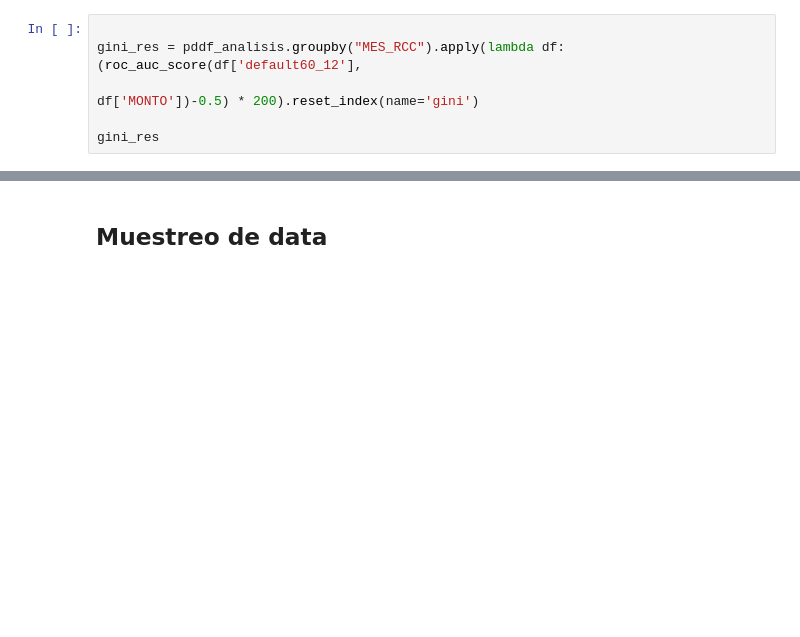
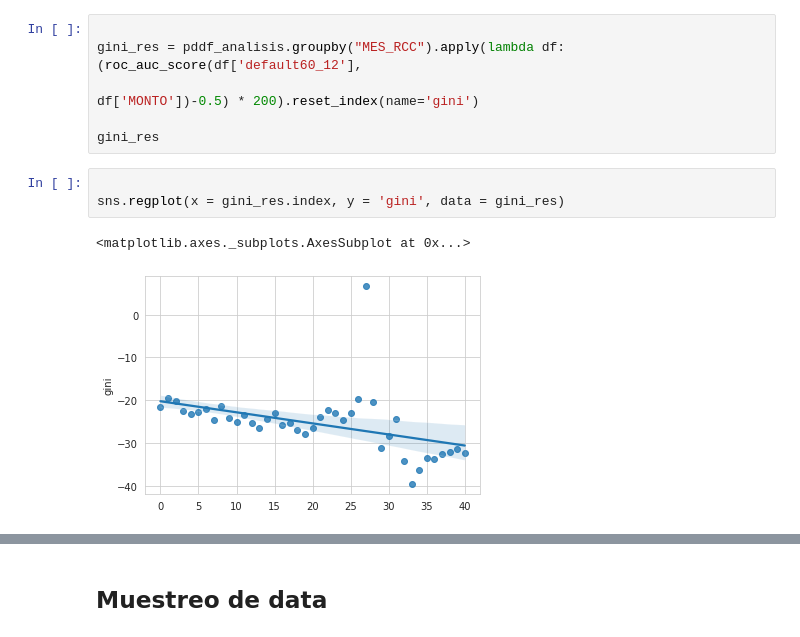
Before and after one commit to JCaballerot/Credit-Scoring, a Jupyter notebook: analisisDeCosechas/analisis_cosechas.ipynb, the cells around one changed output, grey strips where cells are left out. Saved outputs shown, nothing was run; the diff lists cells and outputs as text; blank space fills up the shorter version.

```diff
--- a/analisisDeCosechas/analisis_cosechas.ipynb
+++ b/analisisDeCosechas/analisis_cosechas.ipynb
@@ -201,6 +213,12 @@ gini_res = pddf_analisis.groupby("MES_RCC").apply(lambda df: (roc_auc_score(df['
                                                                             df['MONTO'])-0.5) * 200).reset_index(name='gini')
 
 gini_res
+# %%
+
+sns.regplot(x = gini_res.index, y = 'gini', data = gini_res)
+# %% [output]
+<matplotlib.axes._subplots.AxesSubplot at 0x...>
+[figure, added]
 # %%
 gini_res = pddf_analisis.groupby("MES_RCC").apply(lambda df: (roc_auc_score(df['default60_12'],
                                                                             df['MAXATRASO_12'])-0.5) * 200).reset_index(name='gini')
```
Also changed, not shown: parts of 9 cells of this notebook.
